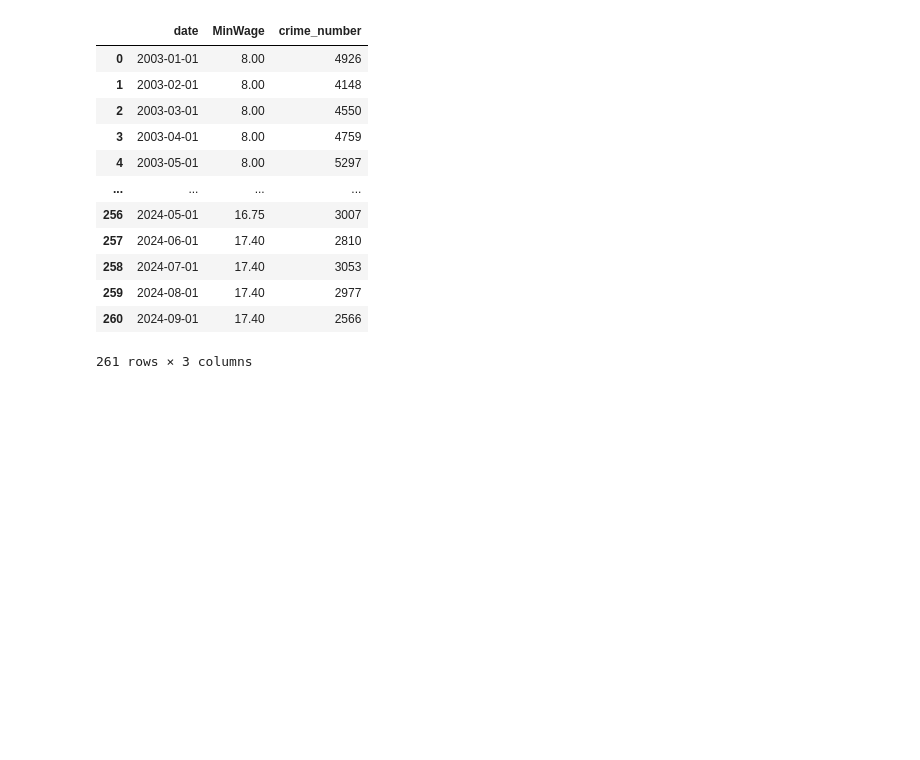
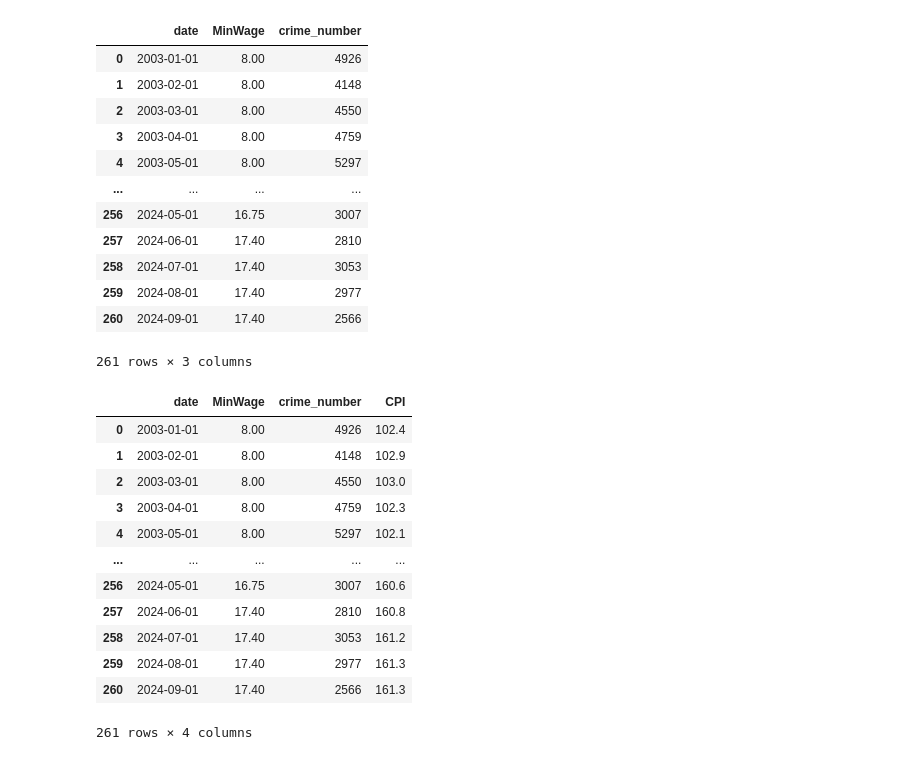
Before and after one commit to HantzeWANG/ECON490, a Jupyter notebook: CrimePrediction.ipynb, the cells around one changed output. Drawn from its saved outputs; the diff is of its cells as text; code cells hidden in the pictures; blank space fills up the shorter version.

```diff
--- a/CrimePrediction.ipynb
+++ b/CrimePrediction.ipynb
@@ -81,6 +71,46 @@ monthly_df.head(1000)
 | 259 | 2024-08-01 | 17.40 | 2977 |
 | 260 | 2024-09-01 | 17.40 | 2566 |
 261 rows × 3 columns
+# %%
+# Load the CPI data from CSV (assuming it's saved in the same format you provided)
+cpi_data = pd.read_csv("./1810000601-eng (1).csv", header=0, index_col=0)
+
+# Step 2: Transpose the data to make dates as rows and CPI values as a column
+cpi_data = cpi_data.T
+
+# rename the column called All-items 8 to CPI
+cpi_data = cpi_data.rename(columns={"All-items 8": "CPI"})
+
+# Step 3: Reset the index to make the dates a column, and convert them to datetime format
+cpi_data = cpi_data.reset_index().rename(columns={"index": "date"})
+cpi_data['date'] = pd.to_datetime(cpi_data['date'], format='%b-%y')
+
+# only keep the date and CPI columns
+cpi_data = cpi_data[['date', 'CPI']]
+
+# rename the index to "index"
+cpi_data.index.name = "index"
+
+
+# merge the CPI data with the existing monthly_df DataFrame
+monthly_df = monthly_df.merge(cpi_data, how='left', on='date')
+
+# Display the merged DataFrame with MinWage, crime_number, and CPI columns
+monthly_df.head(1000)
+# %% [output]
+|  | date | MinWage | crime_number | CPI |
+| 0 | 2003-01-01 | 8.00 | 4926 | 102.4 |
+| 1 | 2003-02-01 | 8.00 | 4148 | 102.9 |
+| 2 | 2003-03-01 | 8.00 | 4550 | 103.0 |
+| 3 | 2003-04-01 | 8.00 | 4759 | 102.3 |
+| 4 | 2003-05-01 | 8.00 | 5297 | 102.1 |
+| ... | ... | ... | ... | ... |
+| 256 | 2024-05-01 | 16.75 | 3007 | 160.6 |
+| 257 | 2024-06-01 | 17.40 | 2810 | 160.8 |
+| 258 | 2024-07-01 | 17.40 | 3053 | 161.2 |
+| 259 | 2024-08-01 | 17.40 | 2977 | 161.3 |
+| 260 | 2024-09-01 | 17.40 | 2566 | 161.3 |
+261 rows × 4 columns
 # %%
 # Plotting the combined data
 fig, ax1 = plt.subplots(figsize=(12, 6))
```
Also changed, not shown: parts of 3 cells of this notebook.
